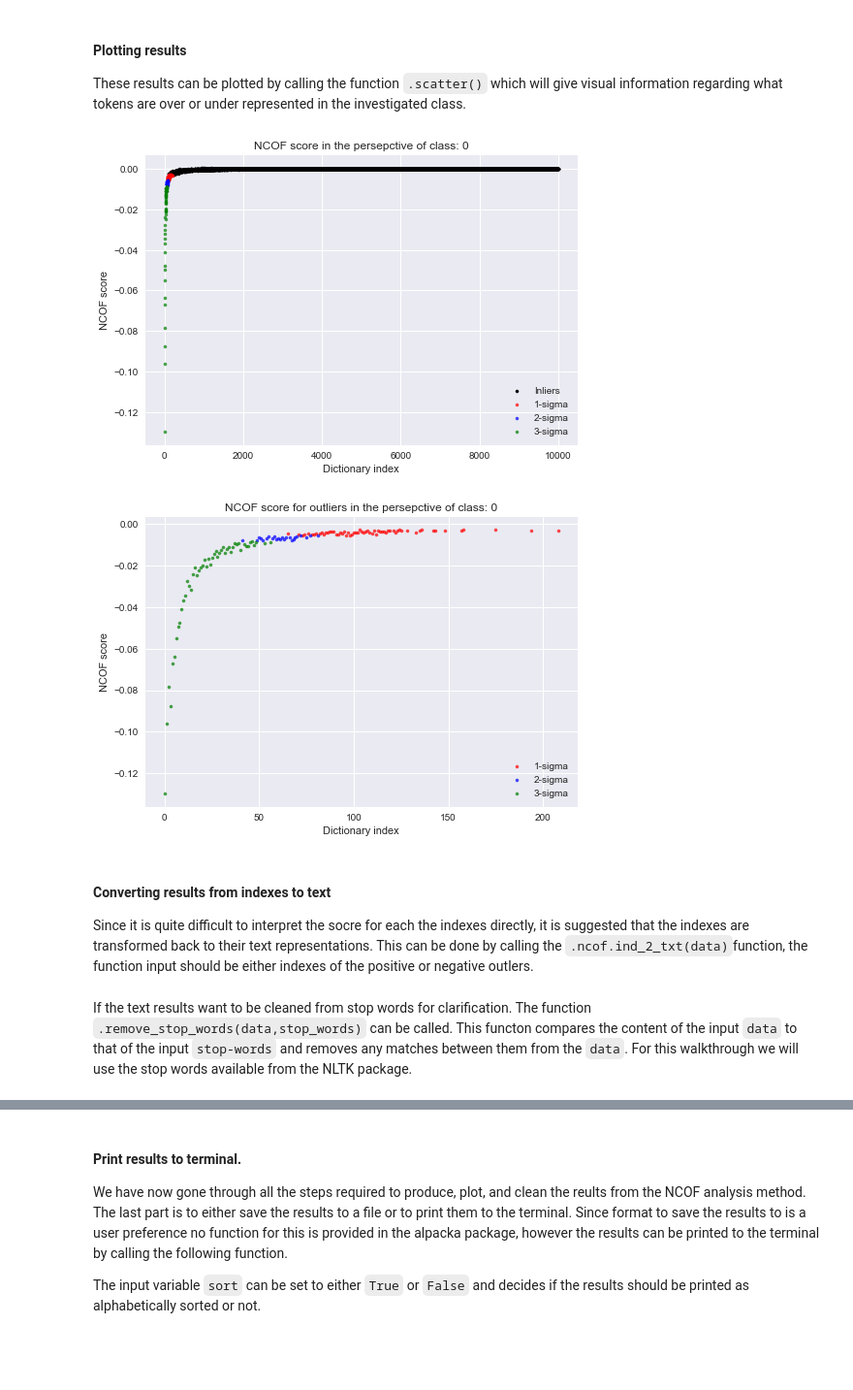
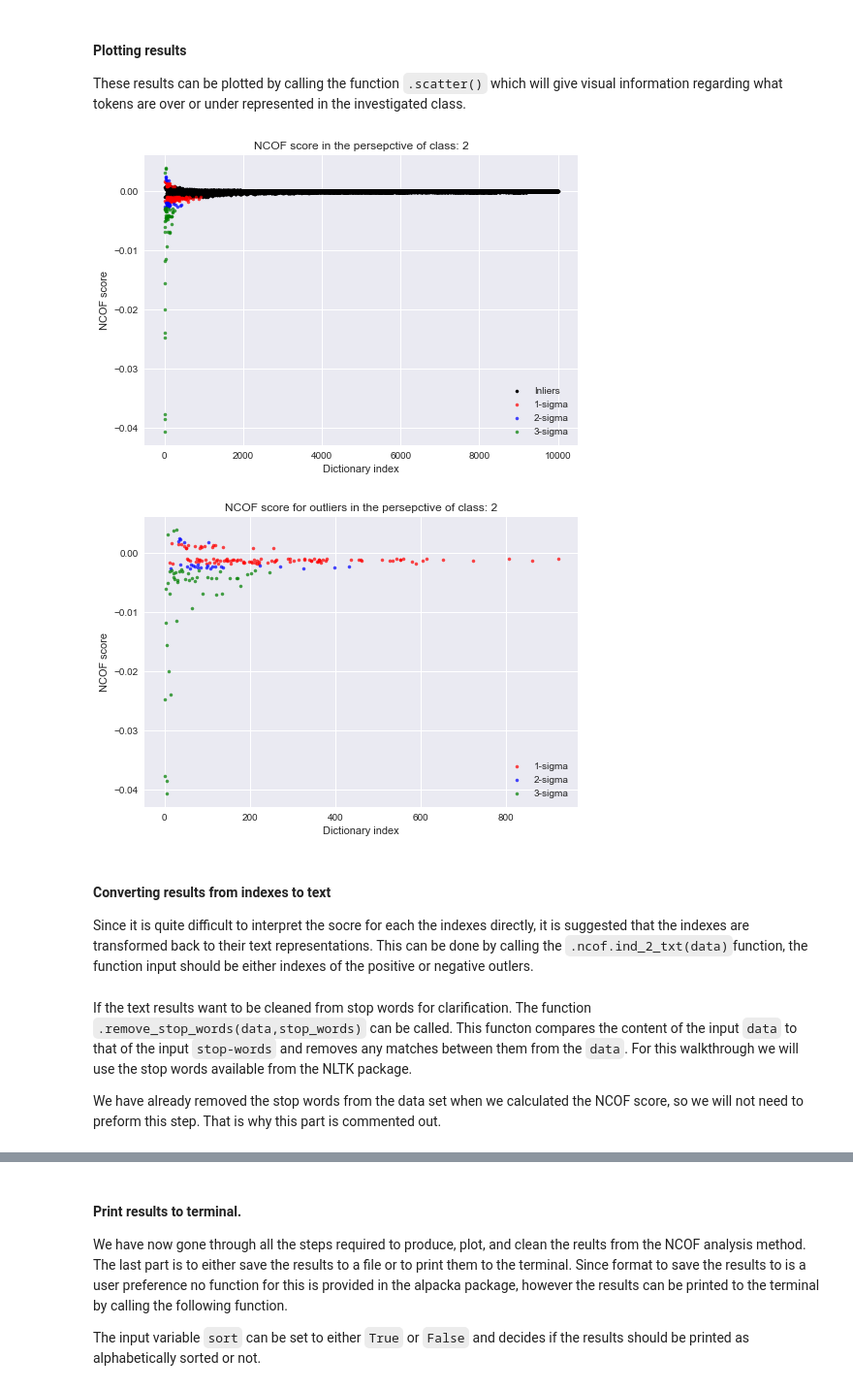
Before and after one commit to BernhardMoller/alpacka, a Jupyter notebook: demos/alpacka_NCOF_demo.ipynb, the cells around one changed output, grey strips where cells are left out. Shown: that part at 97% size. Saved outputs shown, nothing was run; the diff lists cells and outputs as text; code cells hidden in the pictures; blank space fills up the shorter version.

Commit message:
Updated NCOF demo to follow new NCOF structure

```diff
--- a/demos/alpacka_NCOF_demo.ipynb
+++ b/demos/alpacka_NCOF_demo.ipynb
@@ -89,3 +125,0 @@ Another setting that we need to specify is for what class we want the results pr
-# %%
-p.ncof.set_num_words(10000)
-p.ncof.set_class_perspective(0)
@@ -100,0 +137,2 @@ p.ncof.calc_ncof(text, score)
+# %%
+ncof_score, dictionary = p.ncof.calc_ncof(data.text, score,stop_words=stop_words)
@@ -103,3 +142,0 @@ We now have an array, `ncof_score`, that contains the NCOF results for our data.
-# %%
-ncof_score = p.ncof.get_score()
-print(ncof_score[:10])
@@ -140,0 +170,2 @@ ncof_neg = p.ncof.get_neg_outliers()
+# %%
+inliers, pos_outliers,neg_outliers = p.ncof.split_score(ncof_score)
@@ -159,10 +195,10 @@ ncof_neg[2] = $\mu-3\sigma\geq result$
 #### Plotting results
 These results can be plotted by calling the function `.scatter()` which will give visual information regarding what tokens are over or under represented in the investigated class.
 # %%
-p.ncof.scatter()
+p.ncof.scatter(ncof_score, inliers, pos_outliers,neg_outliers)
 # %% [output]
-[figure, old version]
+[figure, new version]
-[figure, old version]
+[figure, new version]
 # %% [markdown]
 #### Converting results from indexes to text
 Since it is quite difficult to interpret the socre for each the indexes directly, it is suggested that the indexes are transformed back to their text representations. This can be done by calling the `.ncof.ind_2_txt(data)`function, the function input should be either indexes of the positive or negative outlers.
@@ -173,2 +209,4 @@ words_neg = p.ncof.ind_2_txt(ncof_neg)
 # %% [markdown]
 If the text results want to be cleaned from stop words for clarification. The function `.remove_stop_words(data,stop_words)` can be called. This functon compares the content of the input `data` to that of the input `stop-words` and removes any matches between them from the `data`. For this walkthrough we will use the stop words available from the NLTK package.
+
+We have already removed the stop words from the data set when we calculated the NCOF score, so we will not need to preform this step. That is why this part is commented out.
```
Also changed, not shown: parts of 39 cells of this notebook.
